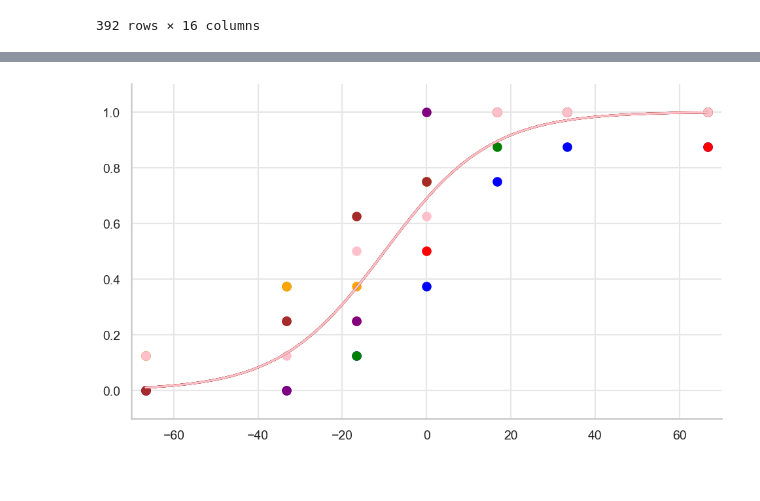
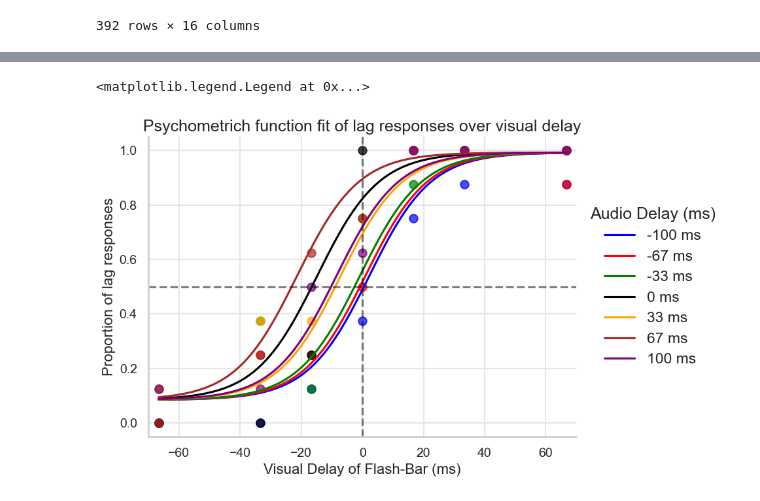
Before and after one commit to omeryildiran/av-v-fle, a Jupyter notebook: analysis.ipynb, the cells around one changed output, grey strips where cells are left out. Drawn from its saved outputs; the diff is of its cells as text; code cells hidden in the pictures.

Commit message:
psychometric corrected

```diff
--- a/analysis.ipynb
+++ b/analysis.ipynb
@@ -73,8 +73,8 @@ def flatten_extend(matrix):
 # %%
 df =  pd.read_csv('data/405836_av_v_fle_2024-10-14_16h33.24.360.csv')
 # Create a new column that will represent the audioDelayAimed in terms of ms
-df['audioDelayAimed_ms'] = df['audioDelaysAimed']*16.6667
-df['visualDelayAimed_ms'] = df['visualDelaysAimed']*16.6667
+df['audioDelaysAimed_ms']=round(df['audioDelaysAimed']*16.6667,3)
+df['visualDelaysAimed_ms'] = round(df['visualDelaysAimed']*16.6667,3)
 df['audioDelayReal_ms'] =(df["audioTime"]-df["flashTime"])*1000
 df
 # %% [output]
@@ -92,16 +92,16 @@ df
 | 391 | 391 | 0 | 0.065944 | 0.666584 | 6 | -4 | ... |
 392 rows × 16 columns
 # %%
-unique_audioDelays = np.unique(df['audioDelayAimed_ms'])
+unique_audioDelays = np.unique(df['audioDelaysAimed_ms'])
 
 print(unique_audioDelays)
 colors=plt.get_cmap('tab10').colors
 
-for delays,delays in enumerate(unique_audioDelays):
-    meanX = df[df['audioDelayAimed_ms'] == delays].groupby('visualDelayAimed_ms').mean().reset_index()
+for i, delays in enumerate(unique_audioDelays):
+    meanX = df[df['audioDelaysAimed_ms'] == delays].groupby('visualDelaysAimed_ms').mean().reset_index()
     meanResponses = meanX['responses']
-    plt.scatter(meanX['visualDelayAimed_ms'], meanResponses, color=colors[delays],label=f'{round(delays)} ms',alpha=0.8)
-    plt.plot(meanX['visualDelayAimed_ms'], meanResponses, color=colors[delays],alpha=0.8)
+    plt.scatter(meanX['visualDelaysAimed_ms'], meanResponses, color=colors[i], label=f'{round(delays)} ms', alpha=0.8)
+    plt.plot(meanX['visualDelaysAimed_ms'], meanResponses, color=colors[i], alpha=0.8)
 
 plt.ylim(-0.1, 1.10)  # Extend the y-axis limit slightly beyond 0 and 1
 # extend the x-axis limit slightly beyond 0
@@ -221,42 +335,62 @@ df
 # %%
-# fit for overall data
-def logistic_function(x, delay, slope):
-    return 1 / (1 + np.exp(-(x - delay) / slope))
+
+def logistic_function(x_data,slope, x_0, bias,lapse_rate,guess_rate):
+    func_y= guess_rate+(1-guess_rate-lapse_rate)*(1 / (1 + np.exp(-slope * ((x_data + bias) - x_0))))
+    return func_y
+
+
 
 # Prepare the data for fitting
-x_data = df['visualDelayAimed_ms']
+x_data = df['visualDelaysAimed_ms']
 y_data = df['responses']
 
 # Initial guess for the parameters
-initial_guess = [np.median(x_data), 1]
+x_0_guess = np.mean(x_data)
+bias_guess = 0
+slope_guess = y_data.max() / (x_data.max() - x_data.min())
+lapse_rate_guess = y_data.min()
+initial_guess=[slope_guess,x_0_guess,bias_guess,lapse_rate_guess,0.01]
+#initial_guess = [0.5, np.median(x_data), 0, 0.7]  # Added initial guess for bias
 
 # Fit the logistic function to the data
 params, covariance = curve_fit(logistic_function, x_data, y_data, p0=initial_guess)
 
+slope_overall = params[0]
+lapse_overall=params[3]
+guess_overall=params[4]
 # Generate data for plotting the fitted curve
 x_fit = np.linspace(min(x_data), max(x_data), 100)
 y_fit = logistic_function(x_fit, *params)
-#plt.plot(x_fit, y_fit)
 
-# Plot the data and the fitted curve for unique audio delays
-plt.figure(figsize=(10, 6))
 
-unique_audioDelays = np.unique(df['audioDelayAimed_ms'])
+unique_audioDelays = np.unique(df['audioDelaysAimed_ms'])
 
-colors=['blue','red','green','purple','orange','brown','pink','gray','cyan']
-for  j,delays in enumerate(unique_audioDelays):
-    meanX = df[df['audioDelayAimed_ms'] == delays].groupby('visualDelayAimed_ms').mean().reset_index()
+colors=['blue','red','green','black','orange','brown','purple','gray','cyan']
+
+for j,delays in enumerate(unique_audioDelays):
+    meanX = df[df['audioDelaysAimed_ms'] == delays].groupby('visualDelaysAimed_ms').mean().reset_index()
     meanResponses = meanX['responses']
 
-    plt.scatter(meanX['visualDelayAimed_ms'], meanResponses, color=colors[j])
+    plt.scatter(meanX['visualDelaysAimed_ms'], meanResponses, color=colors[j],alpha=0.7)
+    x_data=df[df['audioDelaysAimed_ms'] == delays]['visualDelaysAimed_ms']
+    y_data=df[df['audioDelaysAimed_ms'] == delays]['responses']
 
-    x_data =df[df['audioDelayAimed_ms'] == delays]['visualDelayAimed_ms']
-    # fit for each audio delay
-    x_fit=  np.linspace(min(x_data), max(x_data), 100)
-    y_fit=logistic_function(x_fit, *params)
-    plt.plot(x_fit, y_fit, label=f'{delays} ms', color=colors[j])
+    params,covariance= curve_fit(logistic_function,x_data,y_data,p0=initial_guess)
 
-    plt.ylim(-0.1, 1.10)  # Extend the y-axis limit slightly beyond 0 and 1
-    plt.xlim(-70, 70)
+    x_fit = np.linspace(min(meanX['visualDelaysAimed_ms']), max(meanX['visualDelaysAimed_ms']), 100)
+    y_fit = logistic_function(x_fit,slope_overall, params[1], params[2],lapse_overall,guess_overall)
+
+    plt.plot(x_fit, y_fit, label=f'{round(delays)} ms', color=colors[j])
+plt.ylabel('Proportion of lag responses')
+plt.xlabel('Visual Delay of Flash-Bar (ms)')
+plt.xlim(-70, 70)
+plt.ylim(-0.05, 1.05)  # Extend the y-axis limit slightly beyond 0 and 1
+plt.axhline(y=0.5, color='k', linestyle='--', alpha=0.5)
+plt.axvline(x=0, color='k', linestyle='--', alpha=0.5)
+plt.title('Psychometrich function fit of lag responses over visual delay')
+
+
+plt.legend(title='Audio Delay (ms)', loc='center left', bbox_to_anchor=(1, 0.5), frameon=False)
 # %% [output]
+<matplotlib.legend.Legend at 0x...>
-[figure, old version]
+[figure, new version]
```
Also changed, not shown: parts of 10 cells of this notebook.
